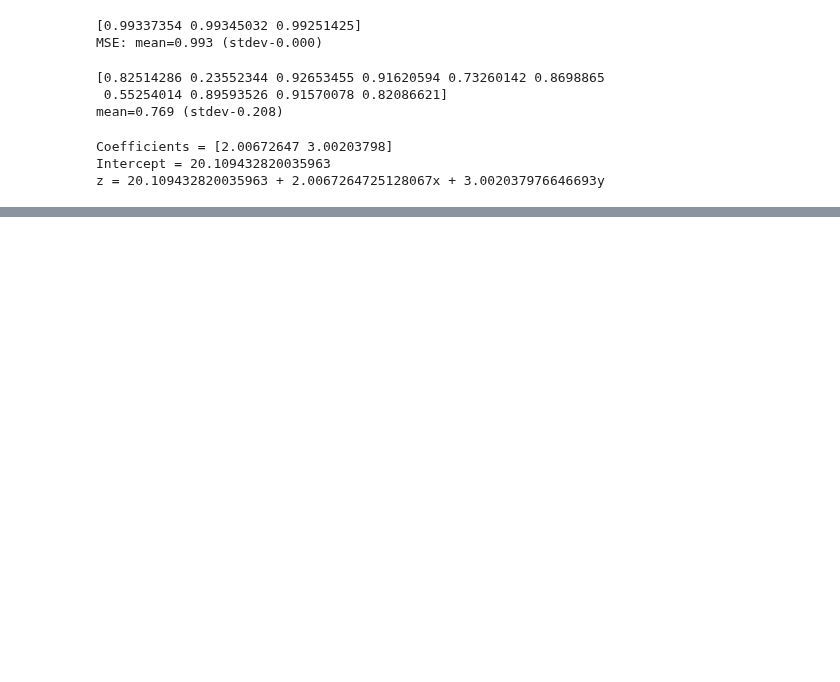
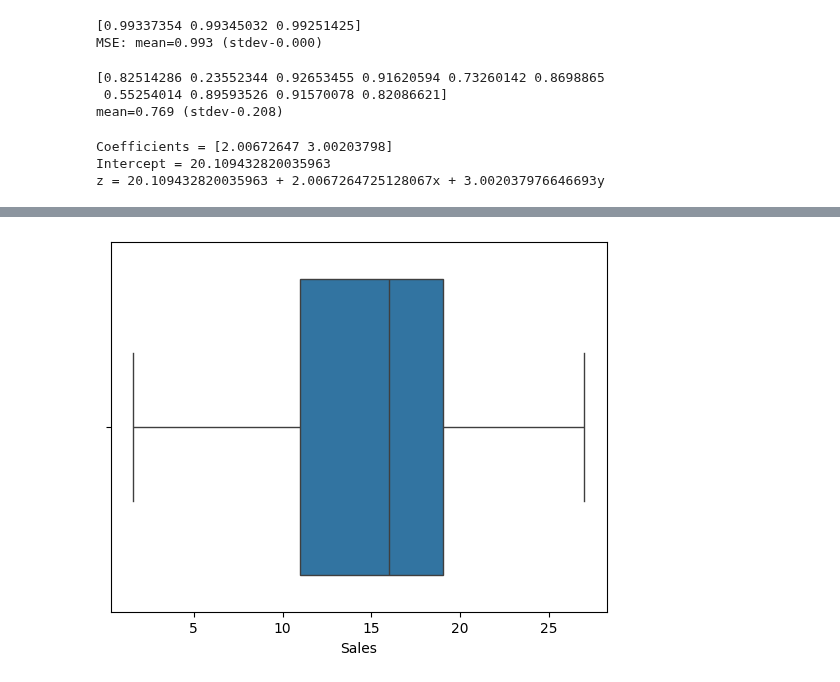
Before and after one commit to pydatakla/Maths, a Jupyter notebook: Notebooks/LinearRegression.ipynb, the cells around one changed output, grey strips where cells are left out. Drawn from its saved outputs; the diff is of its cells as text; code cells hidden in the pictures; blank space fills up the shorter version.

```diff
--- a/Notebooks/LinearRegression.ipynb
+++ b/Notebooks/LinearRegression.ipynb
@@ -877,0 +957,7 @@ z = 20.109432820035963 + 2.0067264725128067x + 3.002037976646693y
+# %%
+# Exploratory Data Analysis
+# Univariate Analysis
+sns.boxplot(x=dfAdvert['Sales'])
+plt.show()
+# %% [output]
+[figure, added]
```
Also changed, not shown: parts of 15 cells of this notebook, 1 other file.
